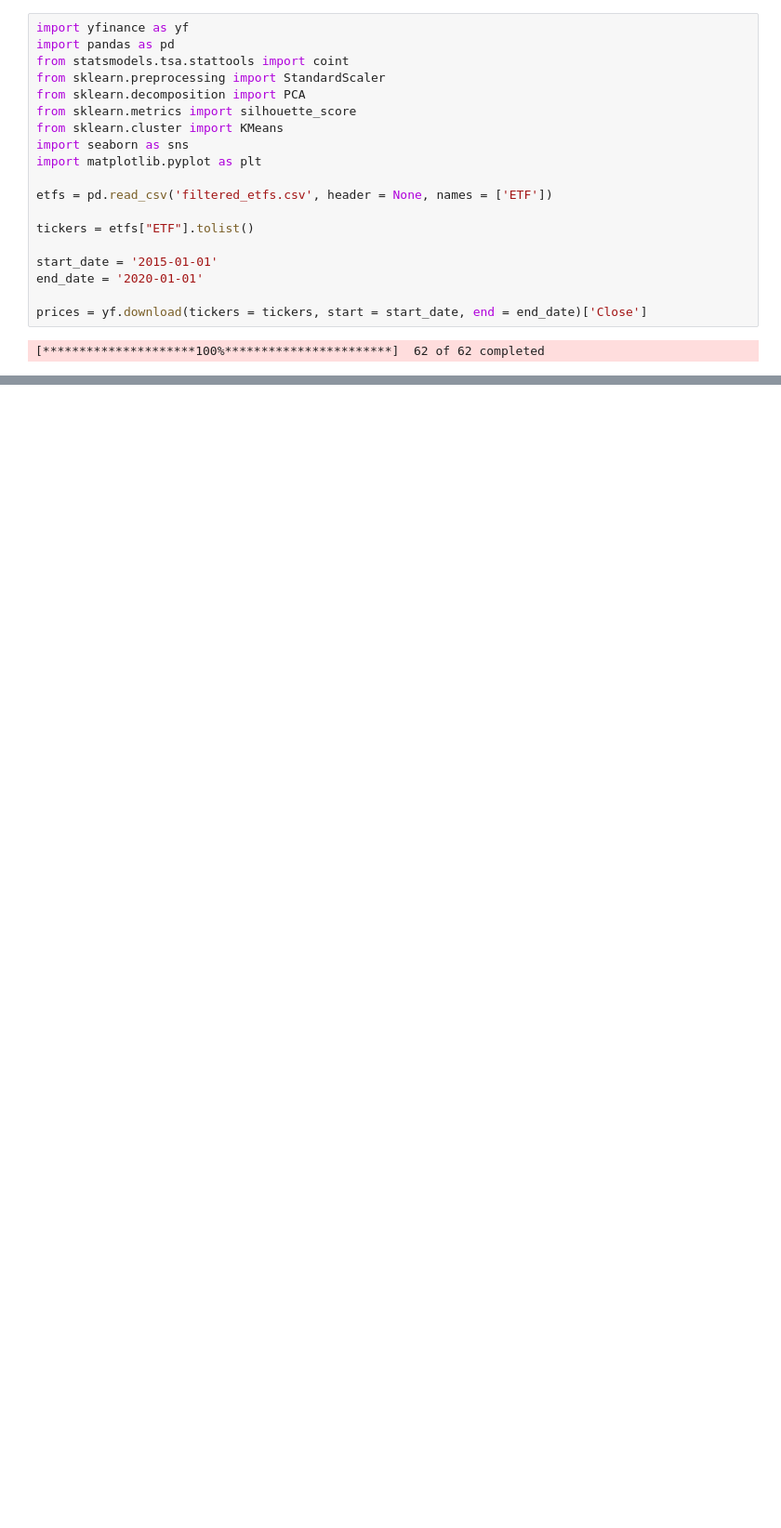
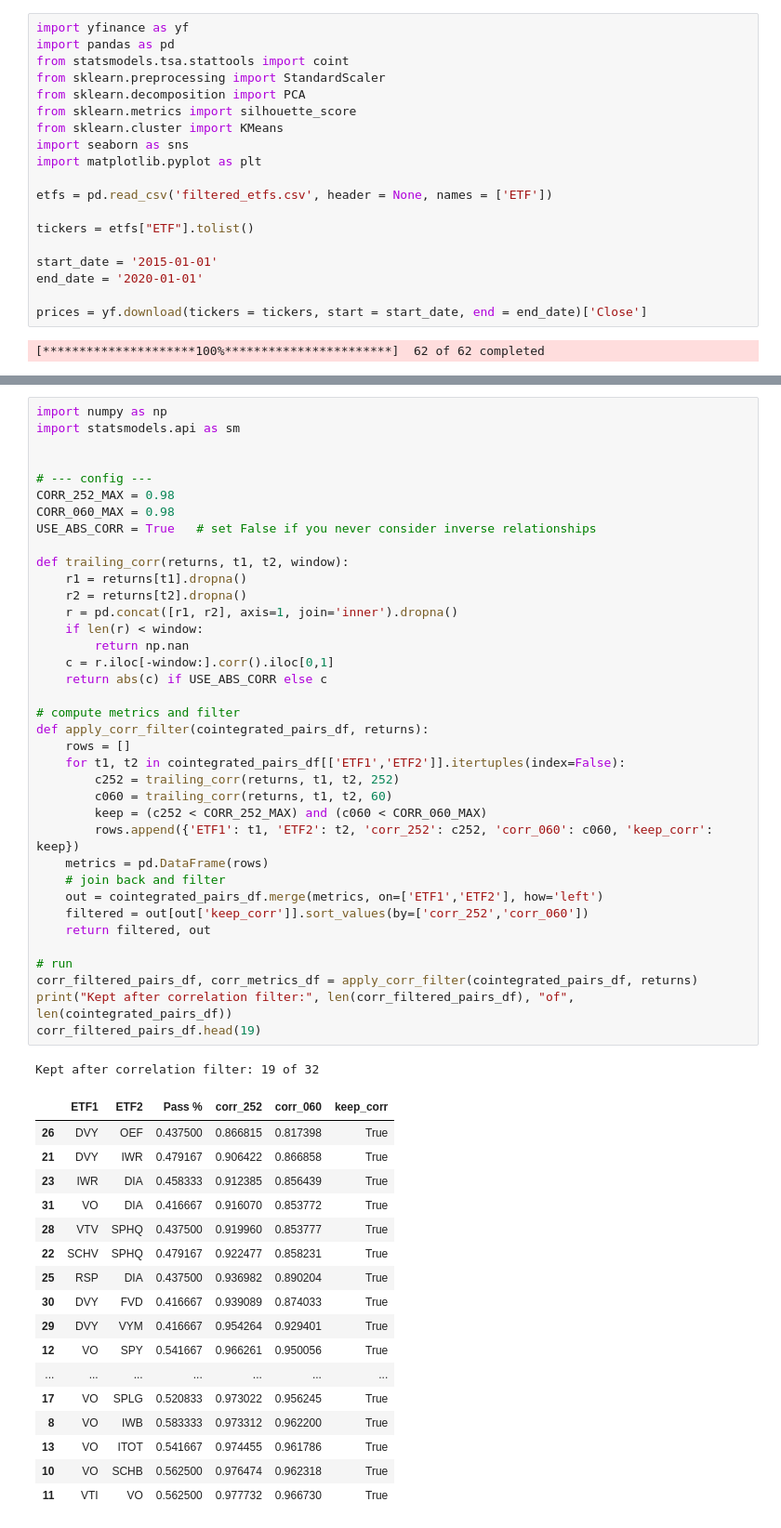
Before and after one commit to akshathp0/etf-pairs-trading, a Jupyter notebook: pair_searching/mass_pair_searching.ipynb, the cells around one changed output, grey strips where cells are left out. Shown at 93% size. Saved outputs shown, nothing was run; the diff lists cells and outputs as text; blank space fills up the shorter version.

Commit message:
Correlation filter

```diff
--- a/pair_searching/mass_pair_searching.ipynb
+++ b/pair_searching/mass_pair_searching.ipynb
@@ -87,3 +98,59 @@ ETF1: IVE, ETF2: VO, Pass %: 0.0625
+# %%
+import numpy as np
+import statsmodels.api as sm
+
+
+# --- config ---
+CORR_252_MAX = 0.98
+CORR_060_MAX = 0.98
+USE_ABS_CORR = True   # set False if you never consider inverse relationships
+
+def trailing_corr(returns, t1, t2, window):
+    r1 = returns[t1].dropna()
+    r2 = returns[t2].dropna()
+    r = pd.concat([r1, r2], axis=1, join='inner').dropna()
+    if len(r) < window:
+        return np.nan
+    c = r.iloc[-window:].corr().iloc[0,1]
+    return abs(c) if USE_ABS_CORR else c
+
+# compute metrics and filter
+def apply_corr_filter(cointegrated_pairs_df, returns):
+    rows = []
+    for t1, t2 in cointegrated_pairs_df[['ETF1','ETF2']].itertuples(index=False):
+        c252 = trailing_corr(returns, t1, t2, 252)
+        c060 = trailing_corr(returns, t1, t2, 60)
+        keep = (c252 < CORR_252_MAX) and (c060 < CORR_060_MAX)
+        rows.append({'ETF1': t1, 'ETF2': t2, 'corr_252': c252, 'corr_060': c060, 'keep_corr': keep})
+    metrics = pd.DataFrame(rows)
+    # join back and filter
+    out = cointegrated_pairs_df.merge(metrics, on=['ETF1','ETF2'], how='left')
+    filtered = out[out['keep_corr']].sort_values(by=['corr_252','corr_060'])
+    return filtered, out
+
+# run
+corr_filtered_pairs_df, corr_metrics_df = apply_corr_filter(cointegrated_pairs_df, returns)
+print("Kept after correlation filter:", len(corr_filtered_pairs_df), "of", len(cointegrated_pairs_df))
+corr_filtered_pairs_df.head(19)
+# %% [output]
+Kept after correlation filter: 19 of 32
+|  | ETF1 | ETF2 | Pass % | corr_252 | corr_060 | keep_corr |
+| 26 | DVY | OEF | 0.437500 | 0.866815 | 0.817398 | True |
+| 21 | DVY | IWR | 0.479167 | 0.906422 | 0.866858 | True |
+| 23 | IWR | DIA | 0.458333 | 0.912385 | 0.856439 | True |
+| 31 | VO | DIA | 0.416667 | 0.916070 | 0.853772 | True |
+| 28 | VTV | SPHQ | 0.437500 | 0.919960 | 0.853777 | True |
+| 22 | SCHV | SPHQ | 0.479167 | 0.922477 | 0.858231 | True |
+| 25 | RSP | DIA | 0.437500 | 0.936982 | 0.890204 | True |
+| 30 | DVY | FVD | 0.416667 | 0.939089 | 0.874033 | True |
+| 29 | DVY | VYM | 0.416667 | 0.954264 | 0.929401 | True |
+| 12 | VO | SPY | 0.541667 | 0.966261 | 0.950056 | True |
+| ... | ... | ... | ... | ... | ... | ... |
+| 17 | VO | SPLG | 0.520833 | 0.973022 | 0.956245 | True |
+| 8 | VO | IWB | 0.583333 | 0.973312 | 0.962200 | True |
+| 13 | VO | ITOT | 0.541667 | 0.974455 | 0.961786 | True |
+| 10 | VO | SCHB | 0.562500 | 0.976474 | 0.962318 | True |
+| 11 | VTI | VO | 0.562500 | 0.977732 | 0.966730 | True |
 # %%
 # k-means / PCA
 
```
Also changed, not shown: parts of 4 cells of this notebook.
